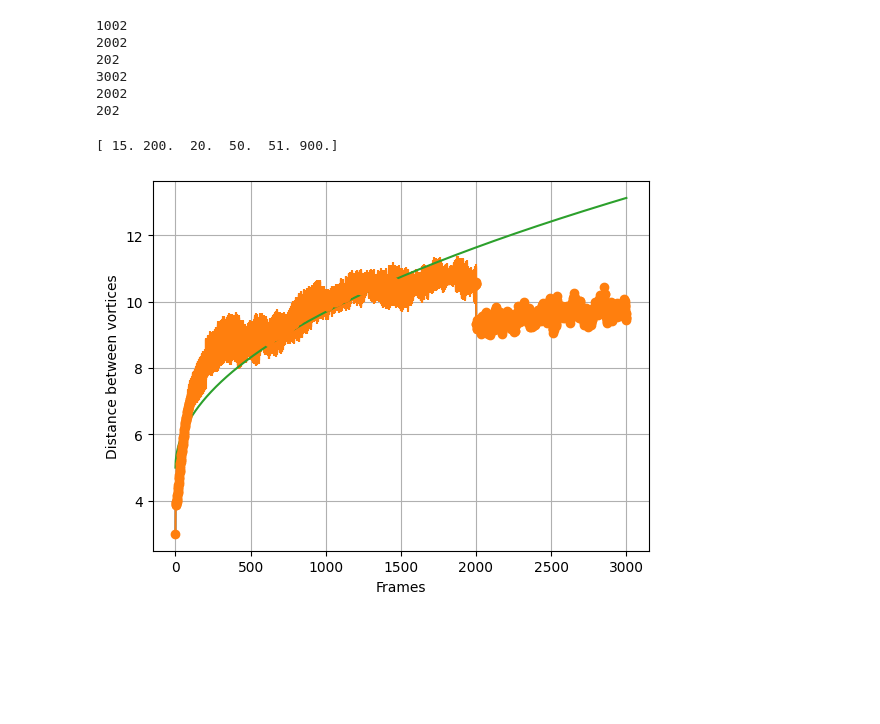
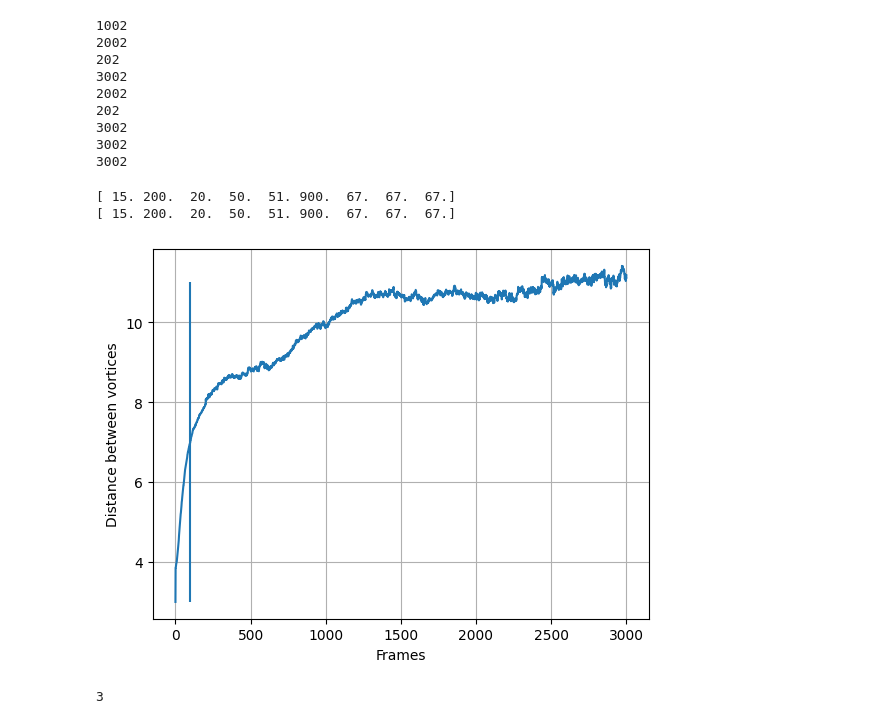
Before and after one commit to easuit24/BECs2, a Jupyter notebook: samplecompilation.ipynb, the cells around one changed output. Cells and saved outputs as stored; diff of their text form; code cells hidden in the pictures; blank space fills up the shorter version.

```diff
--- a/samplecompilation.ipynb
+++ b/samplecompilation.ipynb
@@ -34,6 +34,7 @@ for i in range(len(all_runs)):
         all_runs[i] = padded_array
 
 # note: need to do a weighted average...
+sample_numbers[6:] = [67,67,67]
 avg_dist_t = np.ma.average(np.ma.masked_array(all_runs, np.isnan(all_runs)), axis = 0, weights = sample_numbers)
 std_dist_t = np.sqrt(np.ma.average((np.ma.masked_array(all_runs, np.isnan(all_runs))-avg_dist_t)**2, axis = 0, weights = sample_numbers))
 # %% [output]
@@ -43,19 +44,30 @@ std_dist_t = np.sqrt(np.ma.average((np.ma.masked_array(all_runs, np.isnan(all_ru
 3002
 2002
 202
+3002
+3002
+3002
-# %%
-print(sample_numbers)
-# %% [output]
-[ 15. 200.  20.  50.  51. 900.]
+# %%
+print(sample_numbers)
+#sample_numbers[6:] = [67,67,67]
+print(sample_numbers)
+# %% [output]
+[ 15. 200.  20.  50.  51. 900.  67.  67.  67.]
+[ 15. 200.  20.  50.  51. 900.  67.  67.  67.]
 # %%
 plt.figure()
 
 plt.plot(avg_dist_t)
-plt.errorbar(np.arange(0,len(avg_dist_t)), avg_dist_t, std_dist_t, marker = 'o')
+#plt.plot(np.arange(0,len(avg_dist_t)), avg_dist_t, std_dist_t, marker = 'o')
 
-plt.plot(np.sqrt(np.linspace(0,2000, len(avg_dist_t)))/5.5+5)
+
 plt.xlabel('Frames')
 plt.ylabel('Distance between vortices')
+plt.vlines(100, 3, 11)
 plt.grid(True)
 # %% [output]
-[figure, old version]
+[figure, new version]
+# %%
+print(len(all_runs[6:]))
+# %% [output]
+3
```
Also changed, not shown: parts of 2 cells of this notebook, 2 other files.
